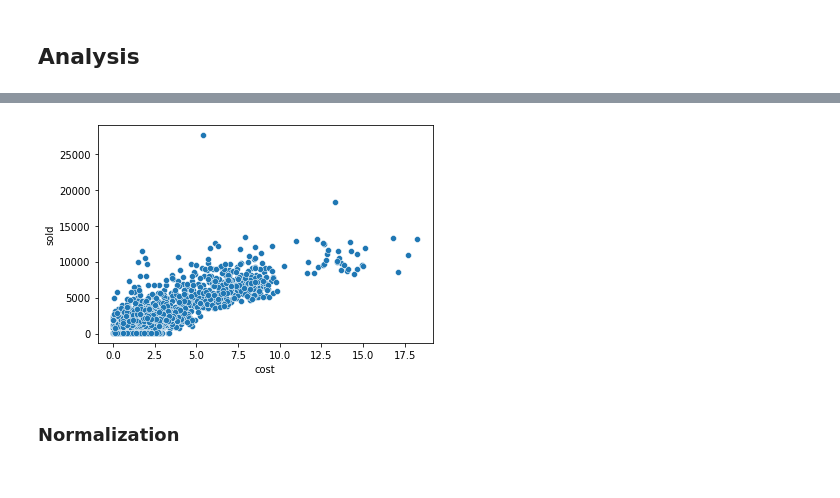
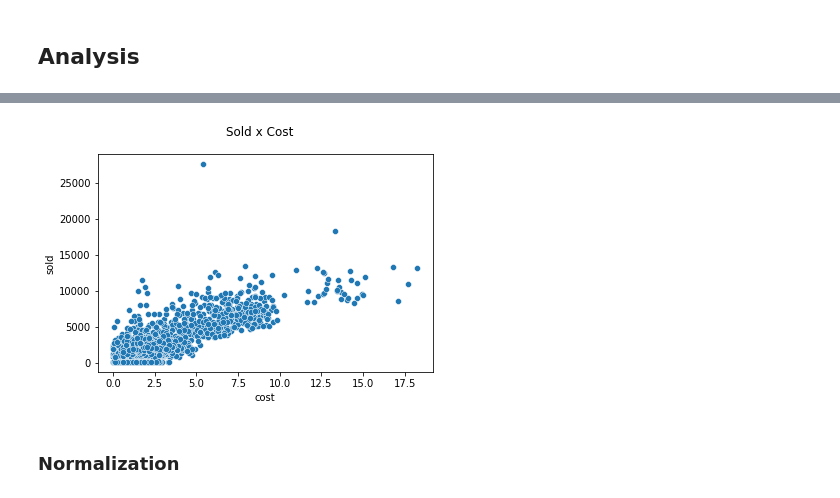
Before and after one commit to raquelcreis/wine_profit, a Jupyter notebook: notebook.ipynb, the cells around one changed output, grey strips where cells are left out. Cells and saved outputs as stored; diff of their text form; code cells hidden in the pictures.

```diff
--- a/notebook.ipynb
+++ b/notebook.ipynb
@@ -85,7 +91,9 @@ corr = sns.heatmap(df.corr(),annot=True,fmt = ".1f")
 # %%
 ax = sns.scatterplot(data= df, x = "cost", y="sold")
+plt.suptitle("Sold x Cost")
+plt.show()
 # %% [output]
-[figure, old version]
+[figure, new version]
 # %% [markdown]
 ### Normalization
 # %%
```
Also changed, not shown: parts of 13 cells of this notebook.
